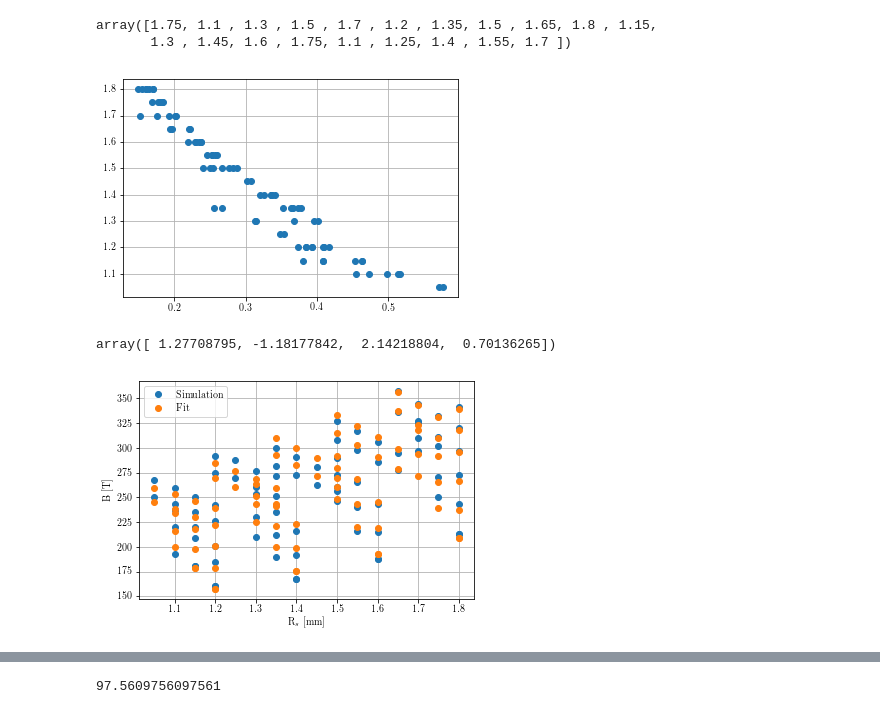
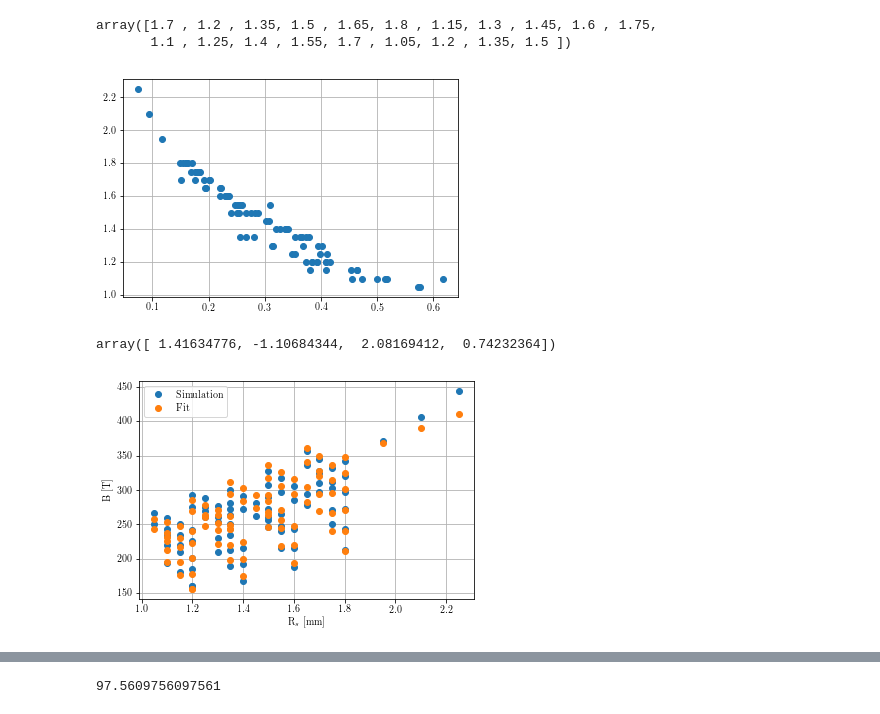
Before and after one commit to gfidelisp/Jupyter, a Jupyter notebook: Codemig/Magnet Fit/Magnet.ipynb, the cells around one changed output, grey strips where cells are left out. Saved outputs shown, nothing was run; the diff lists cells and outputs as text; code cells hidden in the pictures.

```diff
--- a/Codemig/Magnet Fit/Magnet.ipynb
+++ b/Codemig/Magnet Fit/Magnet.ipynb
@@ -17,7 +17,7 @@ from scipy.optimize import curve_fit
 workbook = xlrd.open_workbook('Input.xlsx')
 worksheet = workbook.sheet_by_name('Data')
 # %%
-N = 82
+N = 86
 R1 = zeros(N)
 R2 = zeros(N)
 R3 = zeros(N)
@@ -46,8 +46,8 @@ V_t = R4**2 - R1**2
 # %%
 B[36:56]
 # %% [output]
-array([1.75, 1.1 , 1.3 , 1.5 , 1.7 , 1.2 , 1.35, 1.5 , 1.65, 1.8 , 1.15,
-       1.3 , 1.45, 1.6 , 1.75, 1.1 , 1.25, 1.4 , 1.55, 1.7 ])
+array([1.7 , 1.2 , 1.35, 1.5 , 1.65, 1.8 , 1.15, 1.3 , 1.45, 1.6 , 1.75,
+       1.1 , 1.25, 1.4 , 1.55, 1.7 , 1.05, 1.2 , 1.35, 1.5 ])
 # %%
 #plt.plot(V_magnet,eta,'o')
 #plt.plot((V_gap[0:12]/(V_out[0:12]*0.6)),B[0:12],'o')
@@ -60,26 +60,26 @@ plt.plot((V_gap/(V_out*0.6)),B,'o')
 
 plt.grid()
 # %% [output]
-[figure, old version]
+[figure, new version]
 # %%
 def eta(X,a,b,c,d):
     P1,P2,P3 = X
     #return (a*((np.log(P1**b))+(np.log(P2**c))+(np.log(P3**d))+(np.log(P4**e)))*(P5**f))
     return (a*(P1**b)*(P2**c)*(P3**d))
 # %%
-M1 = curve_fit(eta,(R2,R3,B),R4)
+M1 = curve_fit(eta,(R2,R3,B/B_rem),R4)
 #M = curve_fit(eta,phi, Qc,bounds=([-100,-100], [100,100]))
 M1[0]
 # %% [output]
-array([ 1.27708795, -1.18177842,  2.14218804,  0.70136265])
+array([ 1.41634776, -1.10684344,  2.08169412,  0.74232364])
 # %%
 plt.plot(B,R4,'o',label = 'Simulation')
-plt.plot(B,eta((R2,R3,B),M1[0][0],M1[0][1],M1[0][2],M1[0][3]),'o',label  = 'Fit')
+plt.plot(B,eta((R2,R3,B/B_rem),M1[0][0],M1[0][1],M1[0][2],M1[0][3]),'o',label  = 'Fit')
 plt.grid()
 plt.legend()
 plt.xlabel('R$_s$ [mm]')
 plt.ylabel('B [T]')
 plt.savefig('MagnetFit.png',format = 'png', dpi=1000,bbox_inches='tight')
 # %% [output]
-[figure, old version]
+[figure, new version]
 # %%
```
Also changed, not shown: parts of 2 cells of this notebook, 41 other files.
